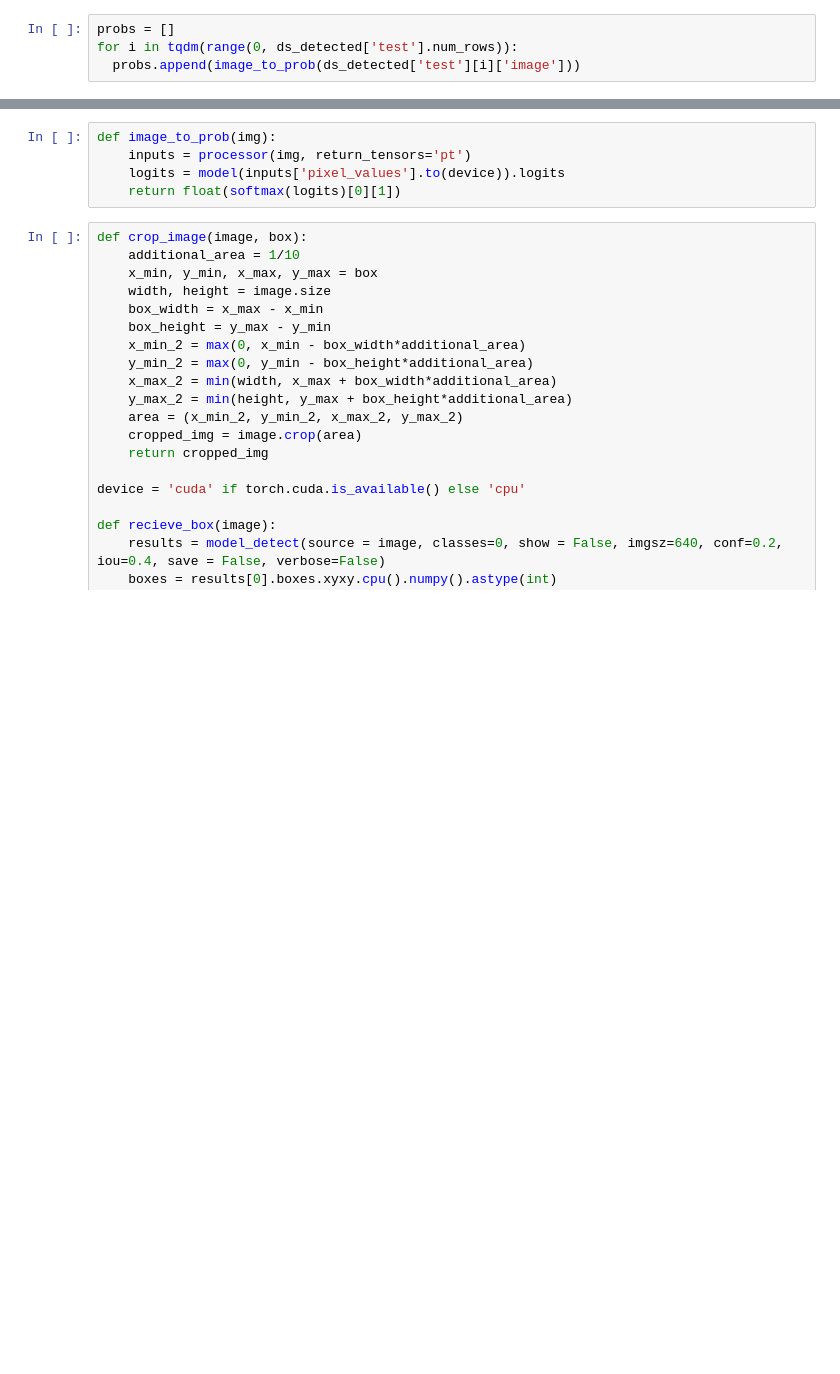
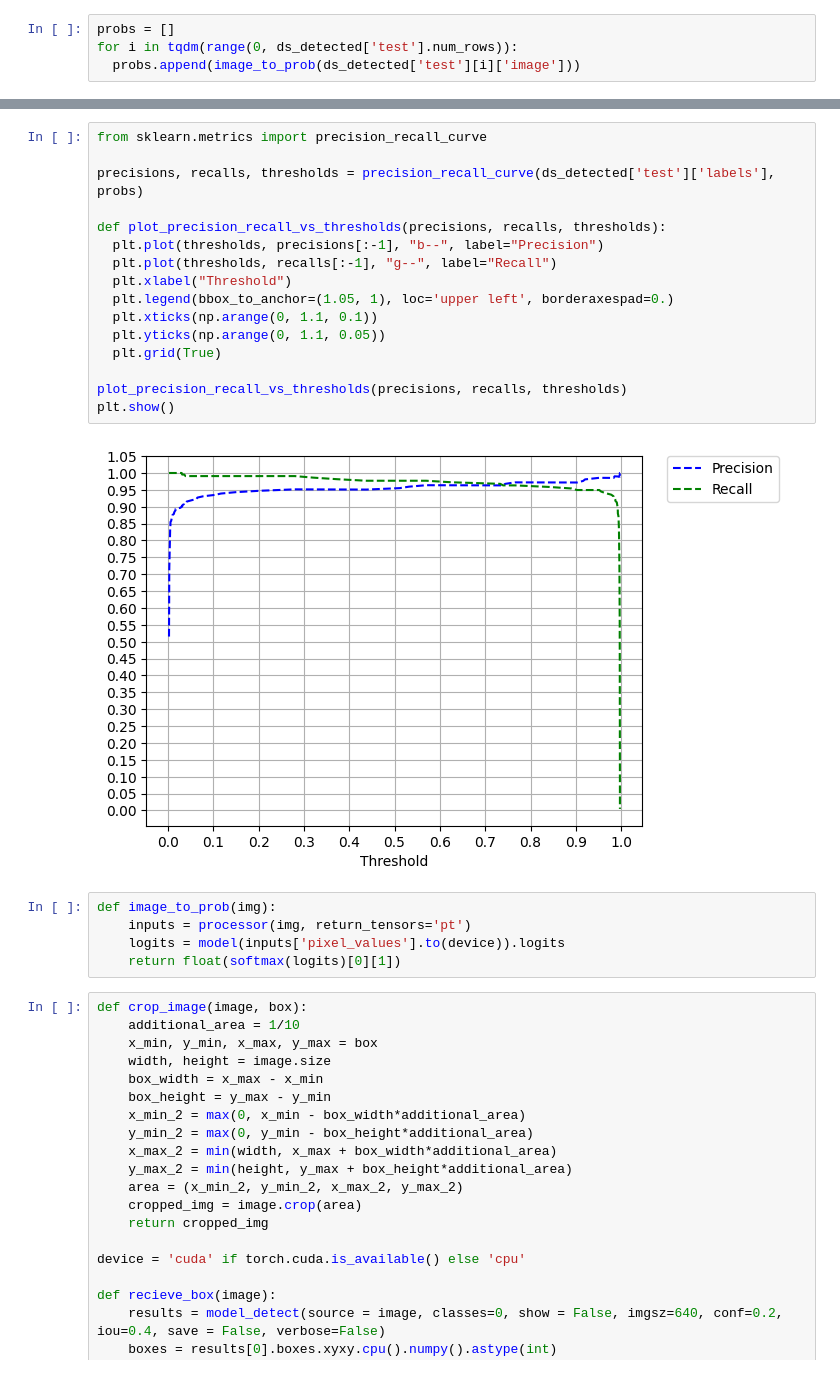
Before and after one commit to trueuser3/ML_project_2_course, a Jupyter notebook: vit.ipynb, the cells around one changed output, grey strips where cells are left out. Drawn from its saved outputs; the diff is of its cells as text; blank space fills up the shorter version.

```diff
--- a/vit.ipynb
+++ b/vit.ipynb
@@ -506,3 +441,21 @@ plt.show()
+# %%
+from sklearn.metrics import precision_recall_curve
+
+precisions, recalls, thresholds = precision_recall_curve(ds_detected['test']['labels'], probs)
+
+def plot_precision_recall_vs_thresholds(precisions, recalls, thresholds):
+  plt.plot(thresholds, precisions[:-1], "b--", label="Precision")
+  plt.plot(thresholds, recalls[:-1], "g--", label="Recall")
+  plt.xlabel("Threshold")
+  plt.legend(bbox_to_anchor=(1.05, 1), loc='upper left', borderaxespad=0.)
+  plt.xticks(np.arange(0, 1.1, 0.1))
+  plt.yticks(np.arange(0, 1.1, 0.05))
+  plt.grid(True)
+
+plot_precision_recall_vs_thresholds(precisions, recalls, thresholds)
+plt.show()
+# %% [output]
+[figure, added]
 # %%
 def image_to_prob(img):
     inputs = processor(img, return_tensors='pt')
```
Also changed, not shown: parts of 72 cells of this notebook.
